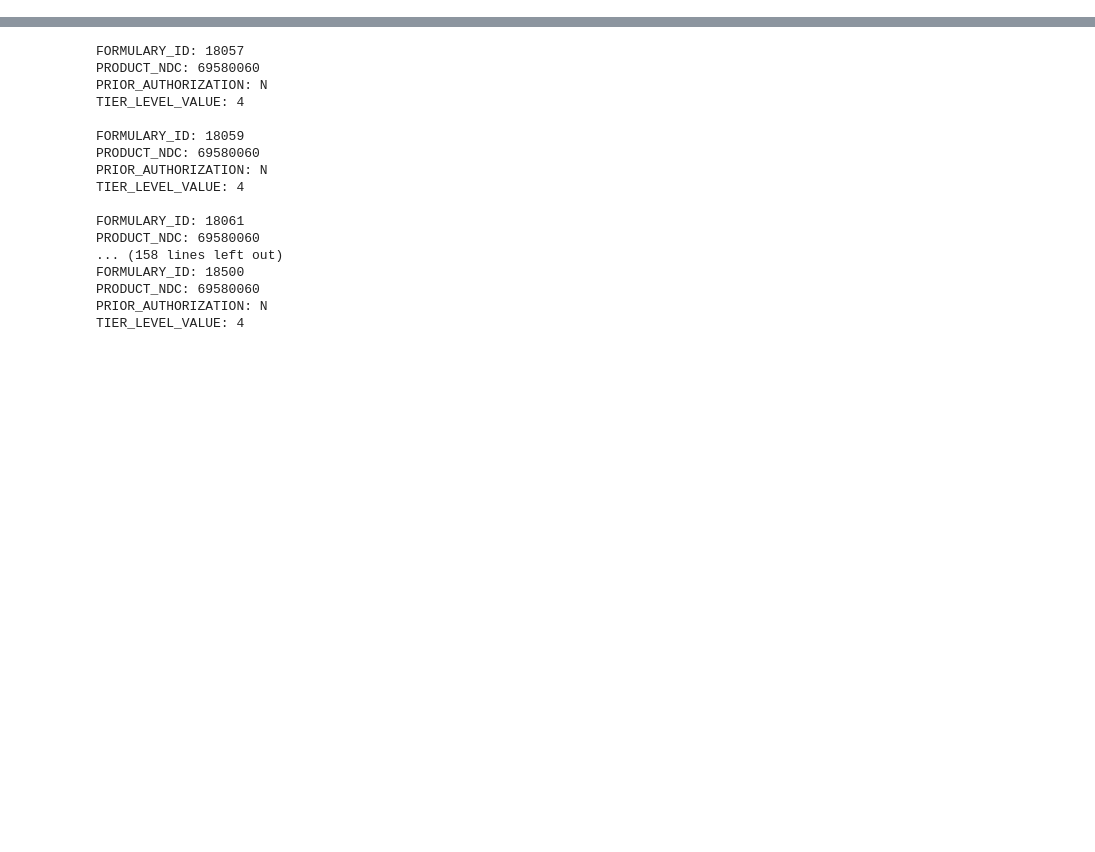
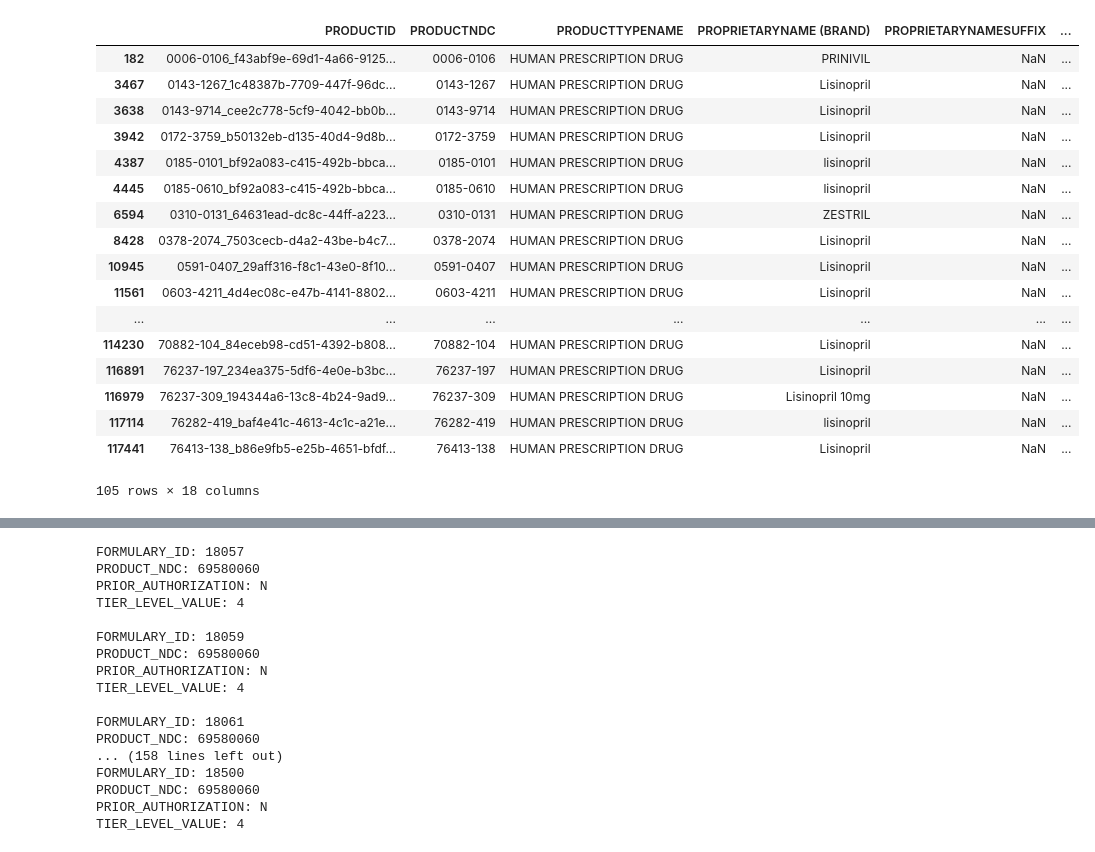
Before and after one commit to khayyamsaleem/medaccess, a Jupyter notebook: sample/GETDATA.ipynb, the cells around one changed output, grey strips where cells are left out. Saved outputs shown, nothing was run; the diff lists cells and outputs as text; code cells hidden in the pictures; blank space fills up the shorter version.

```diff
--- a/sample/GETDATA.ipynb
+++ b/sample/GETDATA.ipynb
@@ -16,7 +16,27 @@ fd_cols = list(fd.columns.values)
 # %%
 #all of the rows that match lisinopril
 ndc_found = ndc.loc[ndc['NONPROPRIETARYNAME (GENERIC)'].isin(["Lisinopril","lisinopril"]) &\
                     ndc['ACTIVE_NUMERATOR_STRENGTH'].isin(['10'])]
+ndc_found
+# %% [output]
+|  | PRODUCTID | PRODUCTNDC | PRODUCTTYPENAME | PROPRIETARYNAME (BRAND) | PROPRIETARYNAMESUFFIX | ... |
+| 182 | 0006-0106_f43abf9e-69d1-4a66-9125... | 0006-0106 | HUMAN PRESCRIPTION DRUG | PRINIVIL | NaN | ... |
+| 3467 | 0143-1267_1c48387b-7709-447f-96dc... | 0143-1267 | HUMAN PRESCRIPTION DRUG | Lisinopril | NaN | ... |
+| 3638 | 0143-9714_cee2c778-5cf9-4042-bb0b... | 0143-9714 | HUMAN PRESCRIPTION DRUG | Lisinopril | NaN | ... |
+| 3942 | 0172-3759_b50132eb-d135-40d4-9d8b... | 0172-3759 | HUMAN PRESCRIPTION DRUG | Lisinopril | NaN | ... |
+| 4387 | 0185-0101_bf92a083-c415-492b-bbca... | 0185-0101 | HUMAN PRESCRIPTION DRUG | lisinopril | NaN | ... |
+| 4445 | 0185-0610_bf92a083-c415-492b-bbca... | 0185-0610 | HUMAN PRESCRIPTION DRUG | lisinopril | NaN | ... |
+| 6594 | 0310-0131_64631ead-dc8c-44ff-a223... | 0310-0131 | HUMAN PRESCRIPTION DRUG | ZESTRIL | NaN | ... |
+| 8428 | 0378-2074_7503cecb-d4a2-43be-b4c7... | 0378-2074 | HUMAN PRESCRIPTION DRUG | Lisinopril | NaN | ... |
+| 10945 | 0591-0407_29aff316-f8c1-43e0-8f10... | 0591-0407 | HUMAN PRESCRIPTION DRUG | Lisinopril | NaN | ... |
+| 11561 | 0603-4211_4d4ec08c-e47b-4141-8802... | 0603-4211 | HUMAN PRESCRIPTION DRUG | Lisinopril | NaN | ... |
+| ... | ... | ... | ... | ... | ... | ... |
+| 114230 | 70882-104_84eceb98-cd51-4392-b808... | 70882-104 | HUMAN PRESCRIPTION DRUG | Lisinopril | NaN | ... |
+| 116891 | 76237-197_234ea375-5df6-4e0e-b3bc... | 76237-197 | HUMAN PRESCRIPTION DRUG | Lisinopril | NaN | ... |
+| 116979 | 76237-309_194344a6-13c8-4b24-9ad9... | 76237-309 | HUMAN PRESCRIPTION DRUG | Lisinopril 10mg | NaN | ... |
+| 117114 | 76282-419_baf4e41c-4613-4c1c-a21e... | 76282-419 | HUMAN PRESCRIPTION DRUG | lisinopril | NaN | ... |
+| 117441 | 76413-138_b86e9fb5-e25b-4651-bfdf... | 76413-138 | HUMAN PRESCRIPTION DRUG | Lisinopril | NaN | ... |
+105 rows × 18 columns
 # %%
 #all of the NDC codes, without the dash
 #notice that they are of varying lengths...
```
Also changed, not shown: parts of 2 cells of this notebook, 4 other files.
